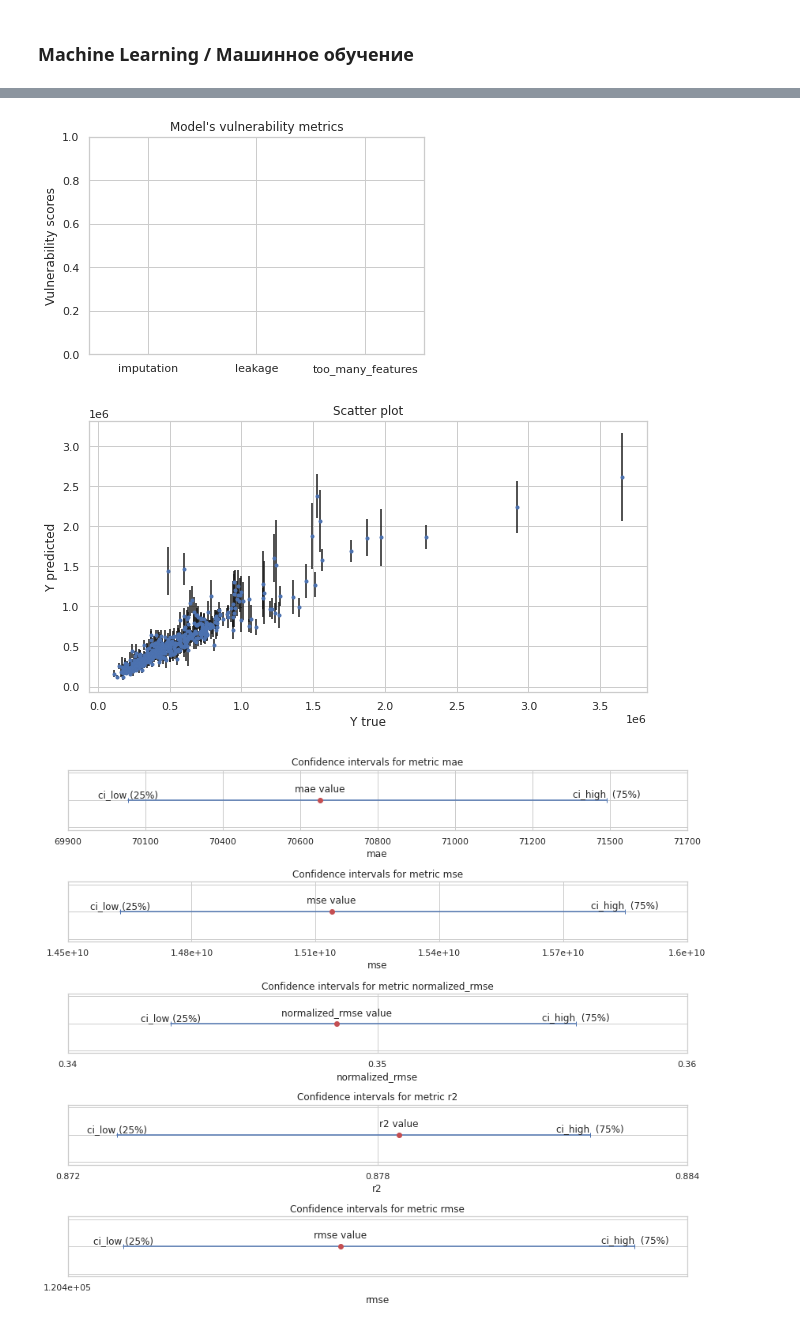
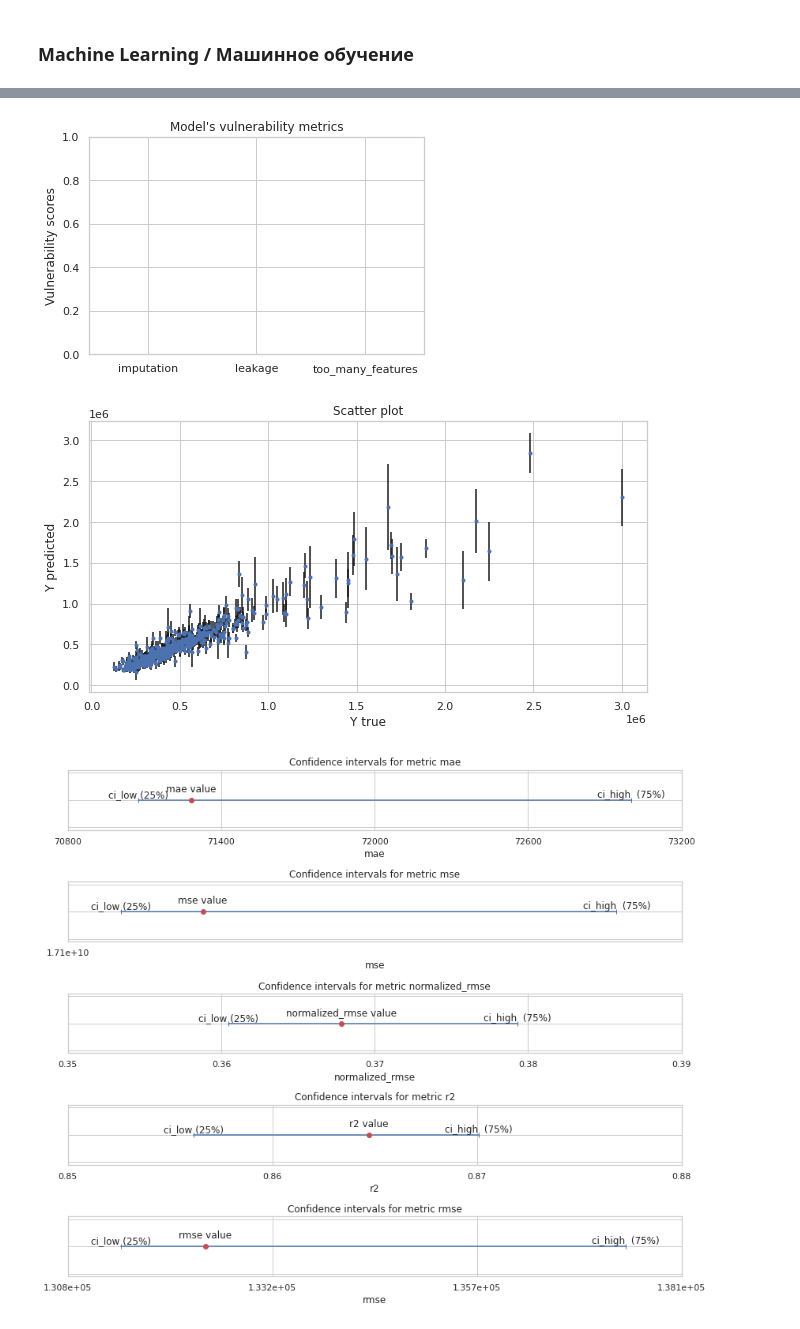
Before and after one commit to maxpylnyk/datascience, a Jupyter notebook: house_sales.ipynb, the cells around one changed output, grey strips where cells are left out. Cells and saved outputs as stored; diff of their text form; code cells hidden in the pictures.

Commit message:
model tuned

```diff
--- a/house_sales.ipynb
+++ b/house_sales.ipynb
@@ -293,22 +288,11 @@ es.entity_from_dataframe(entity_id='data', dataframe=X,
                          })
 
 trans = ['year',
-         #'add_numeric',
-         #'multiply_numeric',
-         #'is_weekend',
-         #'month',
-         #'weekday',
+         'add_numeric',
+         'multiply_numeric',
          #'haversine',
-]
-aggs = [#'mean',
-        #'max',
-        #'min',
-        #'std',
-        #'skew',
-        #'trend',
 ]
 
 feature_matrix, feature_defs = ft.dfs(entityset = es, target_entity = 'data',
-                    trans_primitives = trans, agg_primitives = aggs)
+                                      trans_primitives = trans)
 X['date'] = X['date'].dt.year.astype('int16')
-feature_matrix.info()
@@ -336,2 +299,13 @@ memory usage: 2.3 MB
+# %%
+feature_matrix.drop(columns=get_corr(feature_matrix), inplace=True)
+# %%
+#@title ####Recursive feature selection / Рекурсивный отбор признаков
+eliminated = ['sqft_basement * view', 'condition', 'condition + floors']
+eliminated += ['sqft_basement * waterfront', 'sqft_basement * yr_renovated', 'view * yr_renovated', 'waterfront * yr_renovated']
+eliminated += ['view', 'sqft_basement', 'sqft_basement + yr_renovated']
+eliminated += ['yr_renovated', 'waterfront']
+eliminated += ['bedrooms', 'bedrooms + view']
+eliminated += ['floors', 'YEAR(date)']
+feature_matrix.drop(columns=eliminated, inplace=True)
 # %%
 X = feature_matrix
@@ -366,6 +350,7 @@ baseline.score(X_test, y_test)
 # %%
-from sklearn.ensemble import ExtraTreesRegressor
-
-estimator = ExtraTreesRegressor(n_jobs=-1).fit(X_train, y_train)
+#@title #### Model / Модель
+estimator = ExtraTreesRegressor(n_estimators=75,
+    min_samples_split=7, max_features=X.shape[1],
+    n_jobs=-1).fit(X_train, y_train)
 estimator.score(X_test, y_test)
 # %% [output]
@@ -385,4 +371,5 @@ plt.show()
 # %%
+#@title #### Model evaluation / Оценка модели
 from pytolemaic.pytrust import PyTrust
 import pprint
 
@@ -398,7 +385,7 @@ quality_report = pytrust.quality_report
 
 for report in [dataset_analysis_report, sensitivity_report, scoring_report, quality_report]:
     report.plot() # plot graphs
-    pp.pprint(report.to_dict(printable=True))
+    #pp.pprint(report.to_dict(printable=True))
     #pp.pprint(report.to_dict_meaning())
 
 #uncertainty_model = pytrust.create_uncertainty_model()
@@ -430,4 +395,4 @@ ERROR:root:Failed to calculate sensitivity with missing method. This is expected
 [figure]
-[figure, old version]
+[figure, new version]
-[figure, old version]
+[figure, new version]
 # %%
```
Also changed, not shown: parts of 24 cells of this notebook.
